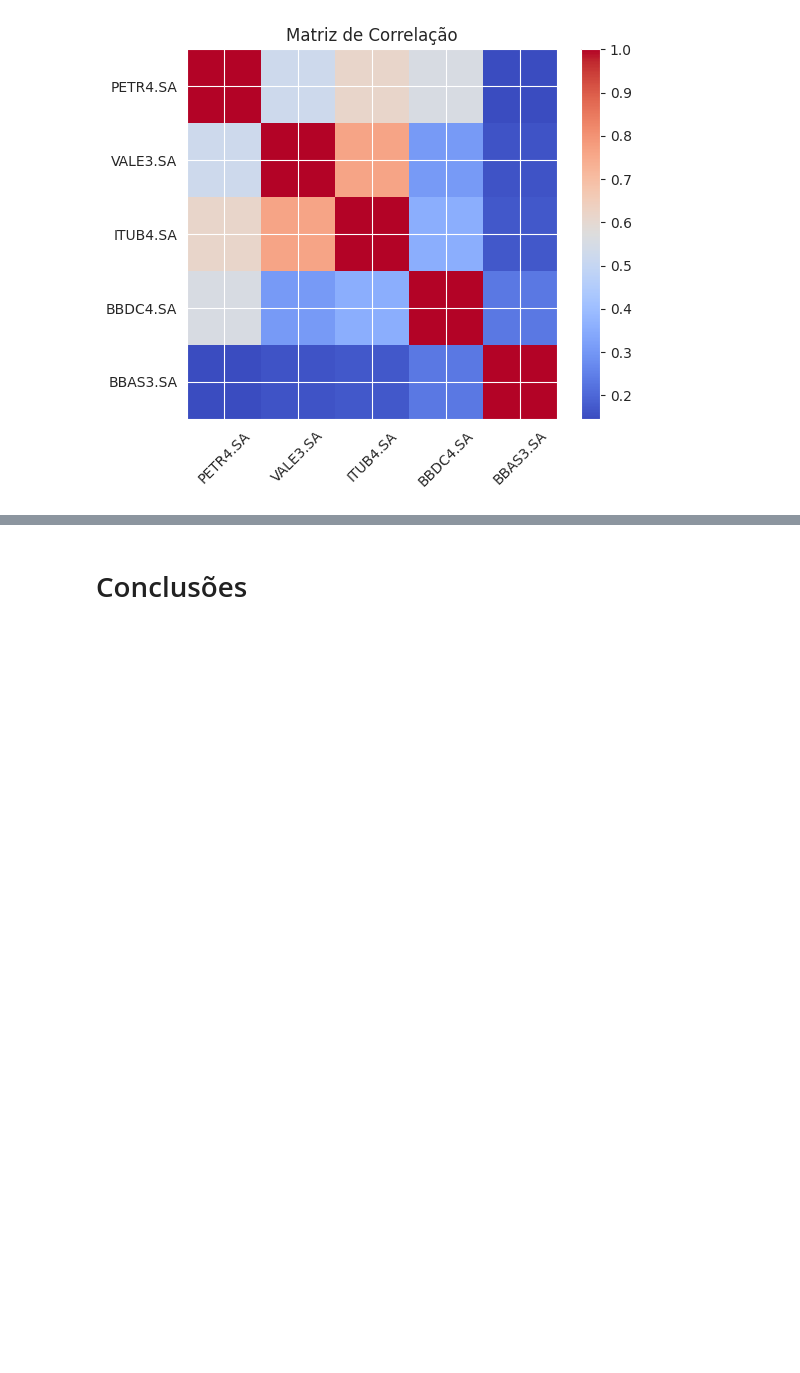
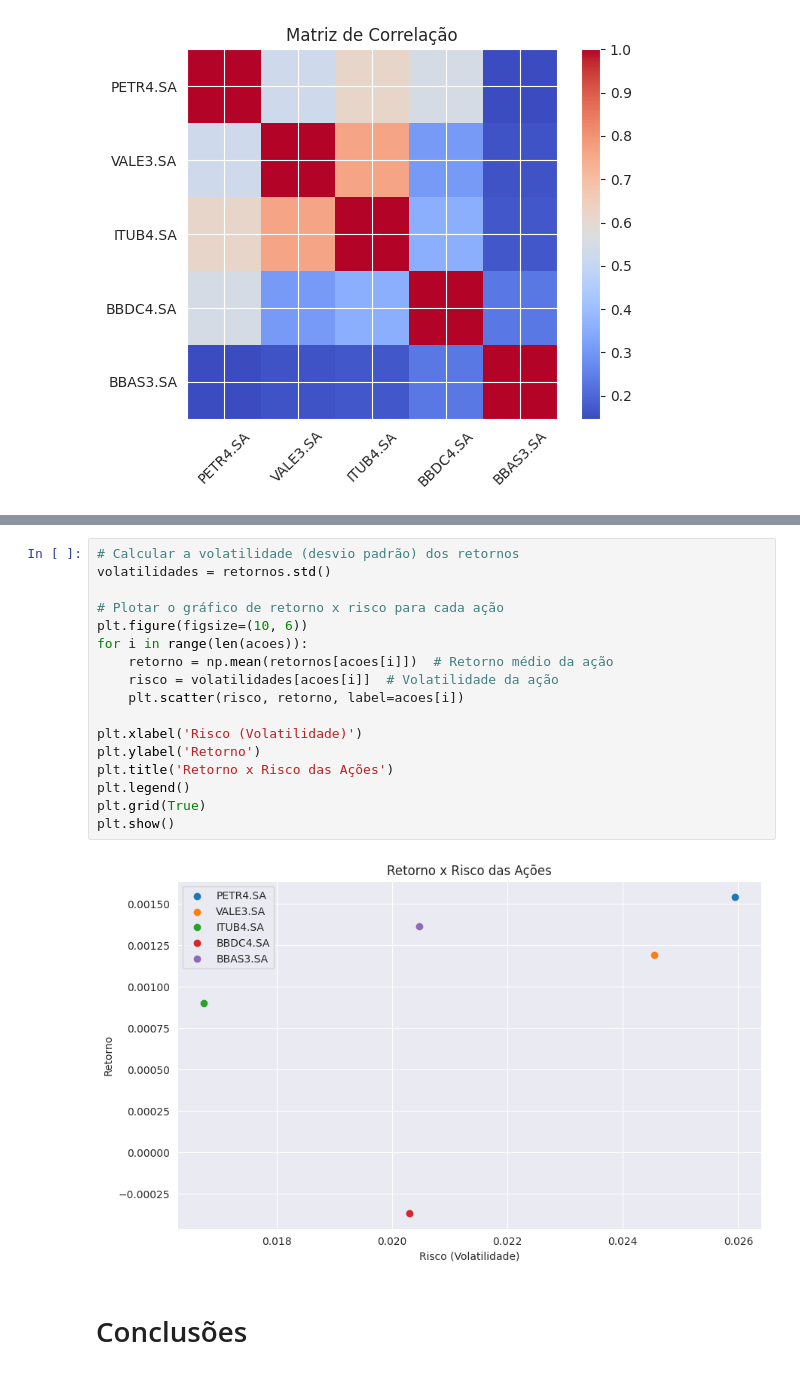
Before and after one commit to hermescosta/Hermes-2025-, a Jupyter notebook: Análise_de_portfólio_RBras_2023.ipynb, the cells around one changed output, grey strips where cells are left out. Cells and saved outputs as stored; diff of their text form; blank space fills up the shorter version.

```diff
--- a/Análise_de_portfólio_RBras_2023.ipynb
+++ b/Análise_de_portfólio_RBras_2023.ipynb
@@ -242,3 +215,22 @@ print(sharpe_ratio)
+# %%
+# Calcular a volatilidade (desvio padrão) dos retornos
+volatilidades = retornos.std()
+
+# Plotar o gráfico de retorno x risco para cada ação
+plt.figure(figsize=(10, 6))
+for i in range(len(acoes)):
+    retorno = np.mean(retornos[acoes[i]])  # Retorno médio da ação
+    risco = volatilidades[acoes[i]]  # Volatilidade da ação
+    plt.scatter(risco, retorno, label=acoes[i])
+
+plt.xlabel('Risco (Volatilidade)')
+plt.ylabel('Retorno')
+plt.title('Retorno x Risco das Ações')
+plt.legend()
+plt.grid(True)
+plt.show()
+# %% [output]
+[figure, added]
 # %% [markdown]
 # Conclusões
 # %% [markdown]
```
Also changed, not shown: parts of 15 cells of this notebook.
